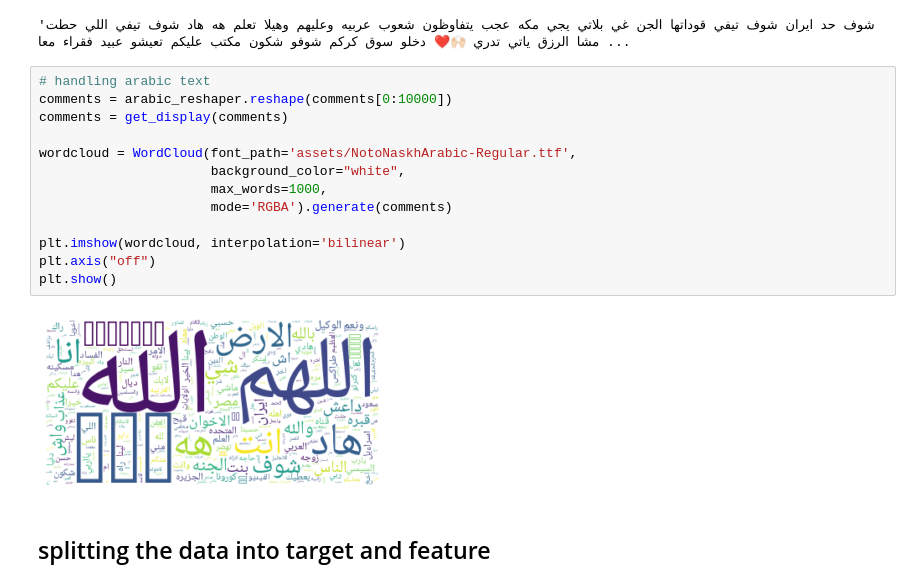
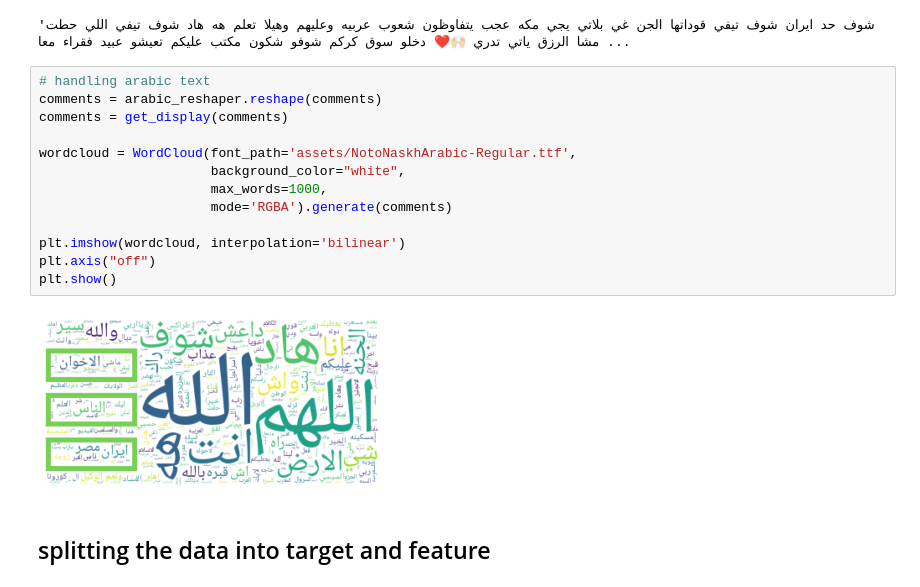
Before and after one commit to MouadBH/arabic-offensive-language-detection, a Jupyter notebook: tf_idf_feature.ipynb, the cells around one changed output. Saved outputs shown, nothing was run; the diff lists cells and outputs as text.

```diff
--- a/tf_idf_feature.ipynb
+++ b/tf_idf_feature.ipynb
@@ -56,19 +56,19 @@ comments[0:1000]
 'شوف حد ايران شوف تيفي قوداتها الجن غي بلاتي يجي مكه عجب يتفاوظون شعوب عربيه وعليهم وهيلا تعلم هه هاد شوف تيفي اللي حطت مشا الرزق ياتي تدري 🙌🏻❤️ دخلو سوق كركم شوفو شكون مكتب عليكم تعيشو عبيد فقراء معا ...
 # %%
 # handling arabic text
-comments = arabic_reshaper.reshape(comments[0:10000])
+comments = arabic_reshaper.reshape(comments)
 comments = get_display(comments)
 
 wordcloud = WordCloud(font_path='assets/NotoNaskhArabic-Regular.ttf',
                       background_color="white",
                       max_words=1000,
                       mode='RGBA').generate(comments)
 
 plt.imshow(wordcloud, interpolation='bilinear')
 plt.axis("off")
 plt.show()
 # %% [output]
-[figure, old version]
+[figure, new version]
 # %% [markdown]
 ## splitting the data into target and feature
 # %%
```
Also changed, not shown: parts of 5 cells of this notebook, 3 other files.
